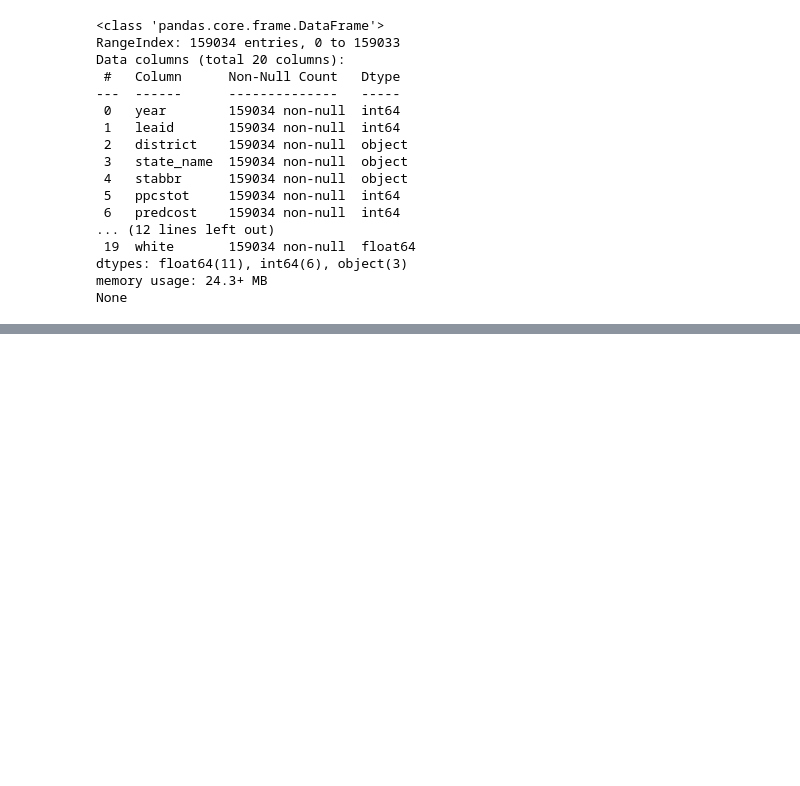
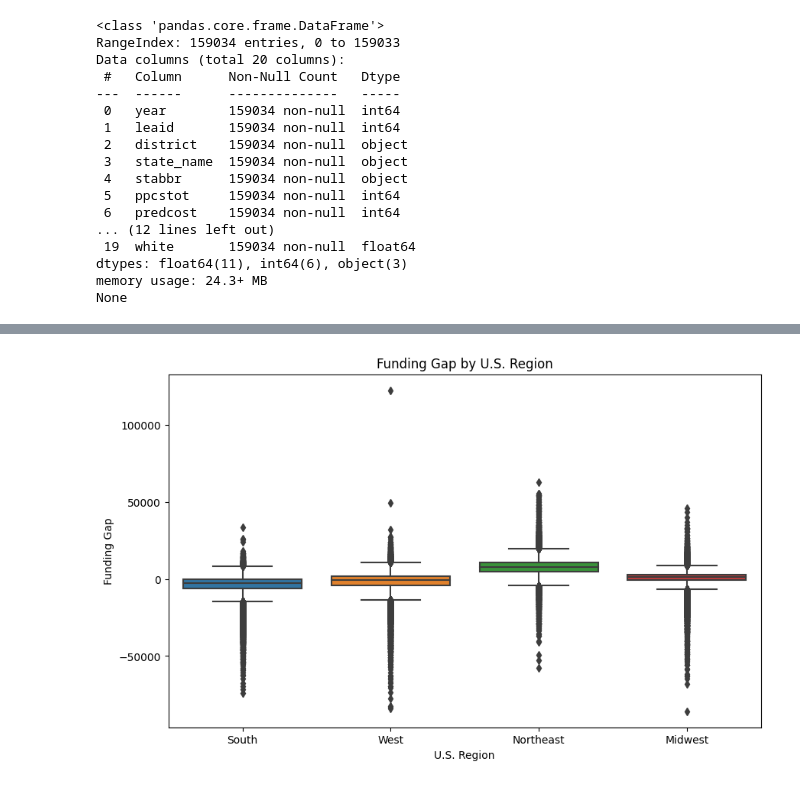
Before and after one commit to mwhiteaz/SchoolFunding, a Jupyter notebook: schoolfundingeda-10-10.ipynb, the cells around one changed output, grey strips where cells are left out. Saved outputs shown, nothing was run; the diff lists cells and outputs as text; code cells hidden in the pictures; blank space fills up the shorter version.

```diff
--- a/schoolfundingeda-10-10.ipynb
+++ b/schoolfundingeda-10-10.ipynb
@@ -530,3 +539,20 @@ print(df)
+# %%
+# Create a box plot to show funding gap by region
+plt.figure(figsize=(10, 6))
+sns.boxplot(x='Region', y='fundinggap', data=df)
+
+# Customize the plot
+plt.title('Funding Gap by U.S. Region')
+plt.xlabel('U.S. Region')
+plt.ylabel('Funding Gap')
+
+# Save the figure as an image (e.g., PNG format)
+plt.savefig('plot_image.png')  # Save as PNG image
+
+# Show the plot
+plt.show()
+# %% [output]
+[figure, added]
 # %%
 import seaborn as sns
 import matplotlib.pyplot as plt
```
Also changed, not shown: parts of 6 cells of this notebook.
